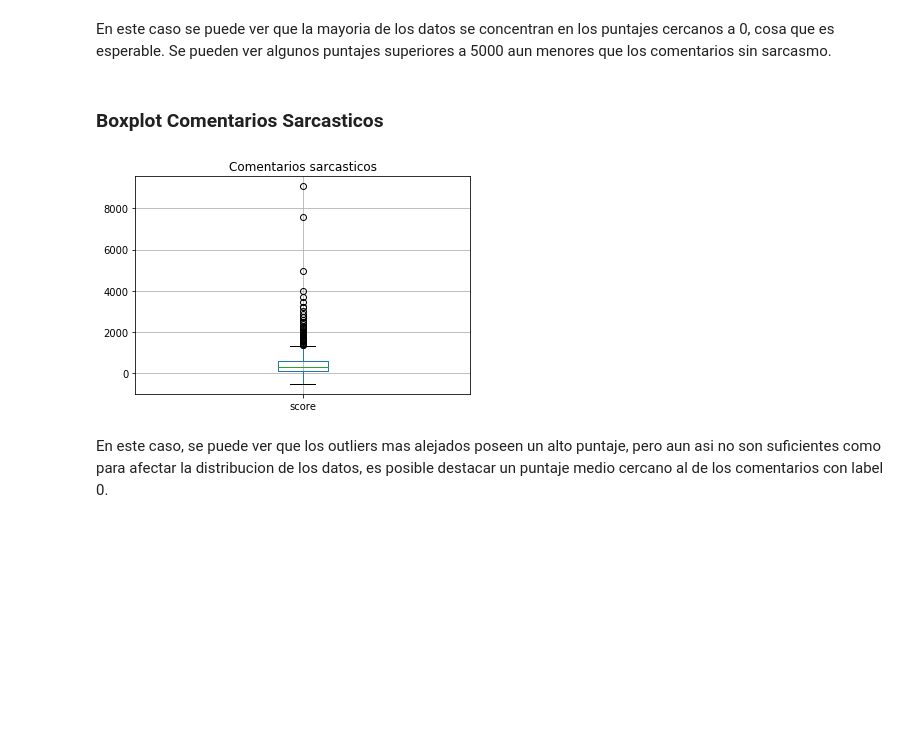
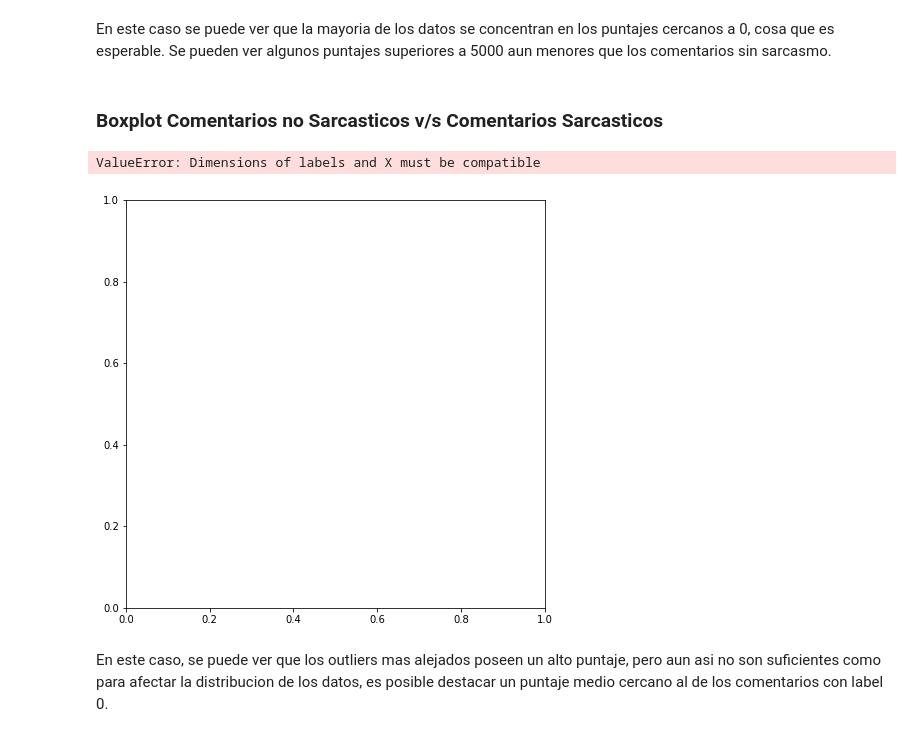
Before and after one commit to DankerMarthox/ESTACA, a Jupyter notebook: Laboratorio1/Laboratorio 1.ipynb, the cells around one changed output. Drawn from its saved outputs; the diff is of its cells as text; code cells hidden in the pictures; blank space fills up the shorter version.

```diff
--- a/Laboratorio1/Laboratorio 1.ipynb
+++ b/Laboratorio1/Laboratorio 1.ipynb
@@ -264,13 +261,19 @@ plt.show()
 # %% [markdown]
 En este caso se puede ver que la mayoria de los datos se concentran en los puntajes cercanos a 0, cosa que es esperable. Se pueden ver algunos puntajes superiores a 5000 aun menores que  los comentarios sin sarcasmo.
 # %% [markdown]
-### Boxplot Comentarios Sarcasticos
+### Boxplot Comentarios no Sarcasticos v/s Comentarios Sarcasticos
-# %%
-pd.DataFrame(newHistS["score"]).boxplot()
-plt.title("Comentarios sarcasticos")
-plt.show()
-# %% [output]
-[figure, removed]
+# %%
+dfs = pd.concat([df2.reset_index().drop("index",axis=1),
+                 df1.reset_index().drop("index",axis=1)],
+                 sort=False,axis=1)
+# %%
+plt.figure(
+            figsize=(7.5,7.5))
+dfs.boxplot(labels="Puntajes")
+plt.show()
+# %% [output]
+ValueError: Dimensions of labels and X must be compatible
+[figure, added]
 # %% [markdown]
 En este caso, se puede ver que los outliers mas alejados poseen un alto puntaje, pero aun asi no son suficientes como para afectar la distribucion de los datos, es posible destacar un puntaje medio cercano al de los comentarios con label 0.
 # %% [markdown]
```
Also changed, not shown: parts of 14 cells of this notebook.
